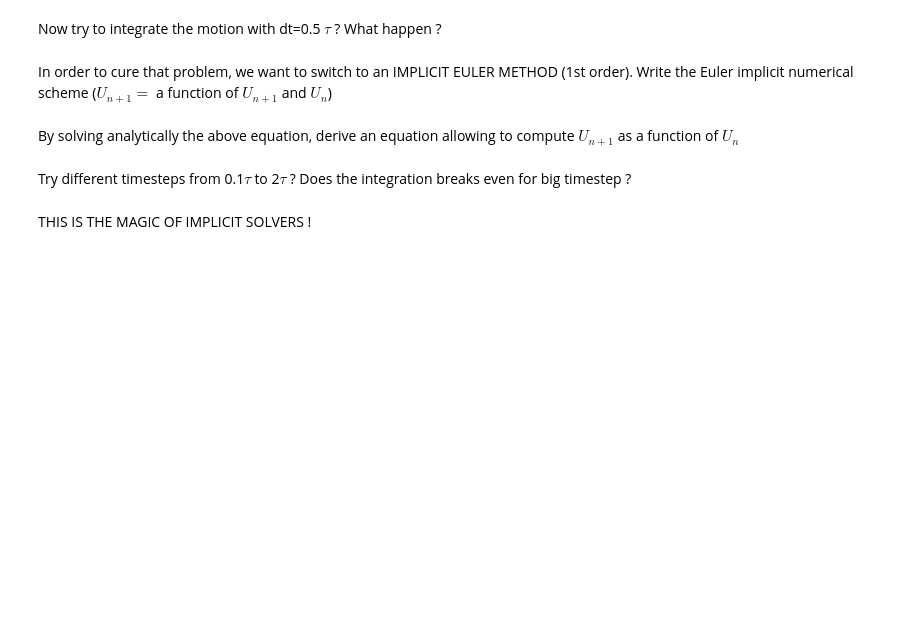
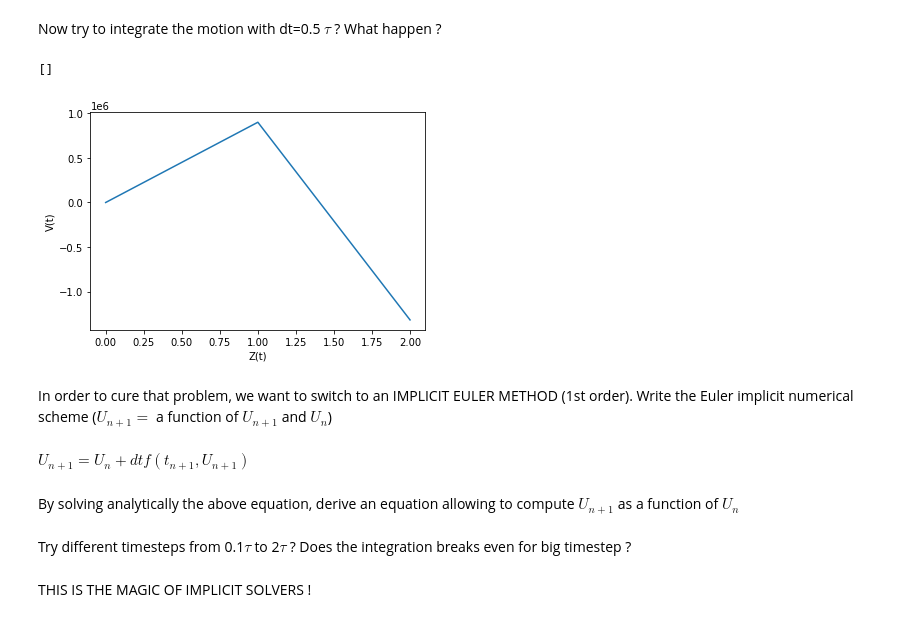
Before and after one commit to fhernandez93/Lecture-5-ODE-PPM, a Jupyter notebook: ODE Training.ipynb, the cells around one changed output. Drawn from its saved outputs; the diff is of its cells as text; code cells hidden in the pictures; blank space fills up the shorter version.

```diff
--- a/ODE Training.ipynb
+++ b/ODE Training.ipynb
@@ -594,8 +609,20 @@ What is the coupling timescale $\tau$ (time necessary for the particle to reach
 # %% [markdown]
 Now try to integrate the motion with dt=0.5 $\tau$  ? What happen ?
+# %%
+solutions_tau = euler_force(0.5*tau, [0,100000],0.0,0)
+plt.plot(solutions_tau['time_steps'],solutions_tau['Vz_t'])
+plt.xlabel('Z(t)')
+plt.ylabel('V(t)')
+plt.plot()
+#inflection point when V_z is max
+# %% [output]
+[]
+[figure, added]
 # %% [markdown]
 In order to cure that problem, we want to switch to an IMPLICIT EULER METHOD (1st order).
 Write the Euler implicit numerical scheme  ($U_{n+1}=$ a function of $U_{n+1}$ and $U_n$)
+# %% [markdown]
+$U_{n+1}= U_n + dtf(t_{n+1},U_{n+1})$
 # %% [markdown]
 By solving analytically the above equation, derive an equation allowing to compute $U_{n+1}$ as a function of $U_n$
 # %%
```
Also changed, not shown: parts of 6 cells of this notebook.
